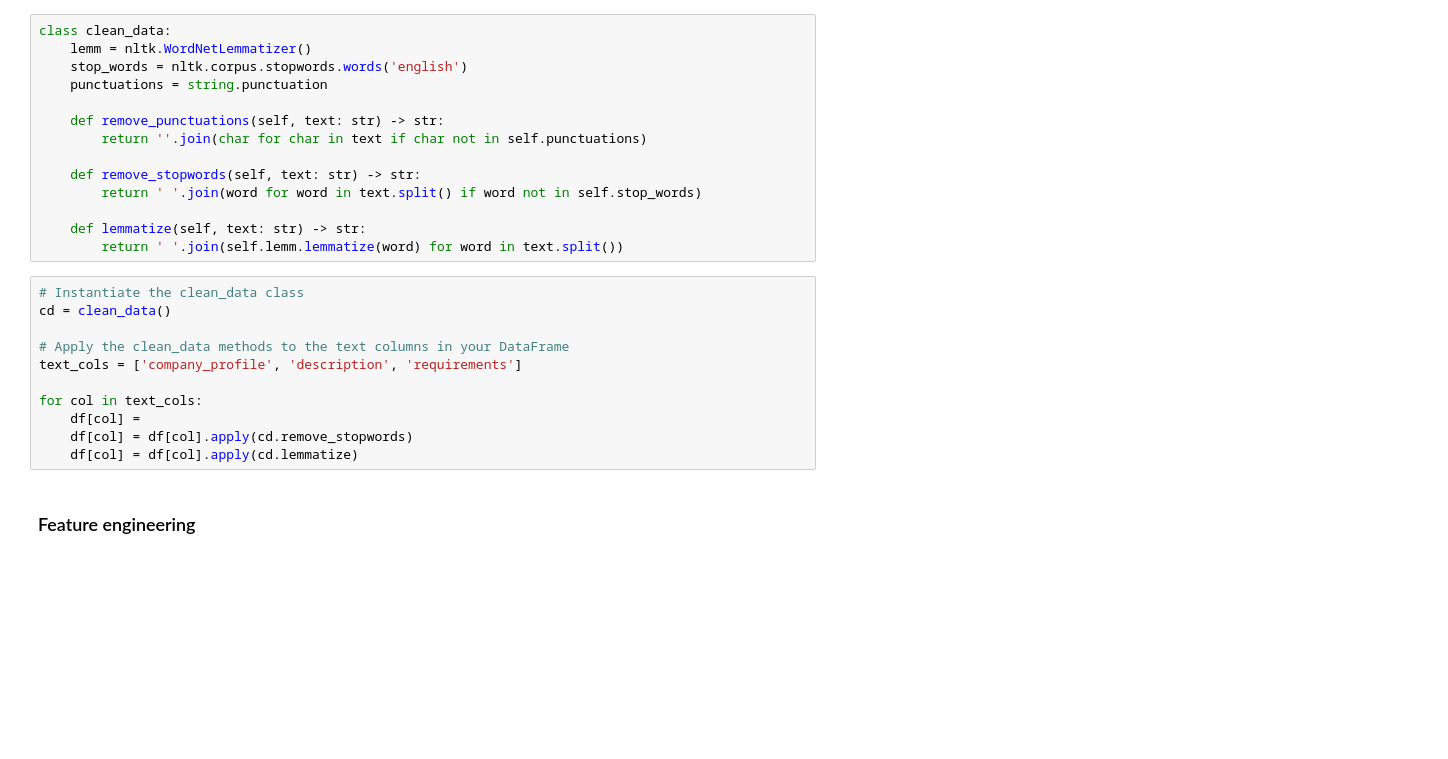
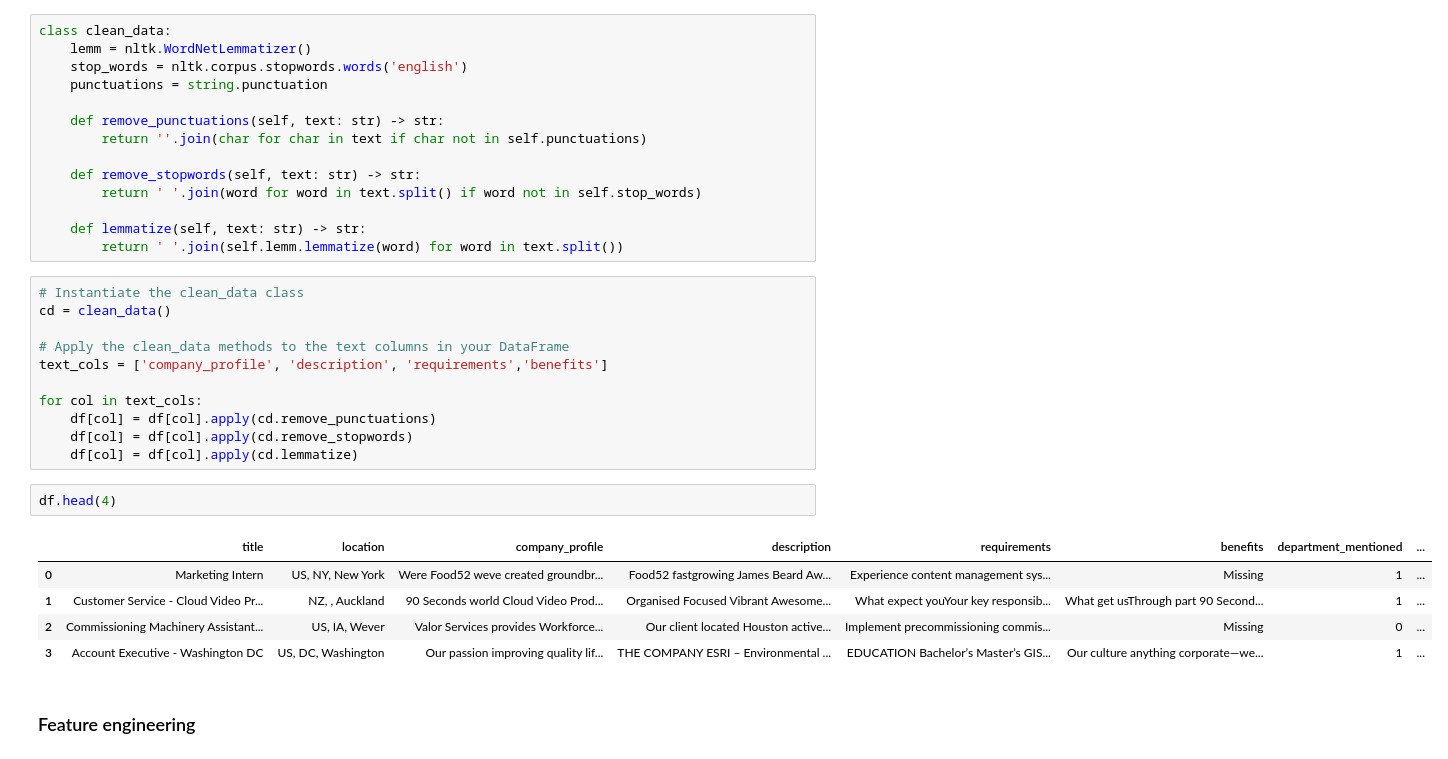
Before and after one commit to yuvraaj2002/Fake-Job-description-detection, a Jupyter notebook: notebook/Code.ipynb, the cells around one changed output. Drawn from its saved outputs; the diff is of its cells as text; blank space fills up the shorter version.

```diff
--- a/notebook/Code.ipynb
+++ b/notebook/Code.ipynb
@@ -291,11 +294,19 @@ class clean_data:
 cd = clean_data()
 
 # Apply the clean_data methods to the text columns in your DataFrame
-text_cols = ['company_profile', 'description', 'requirements']
+text_cols = ['company_profile', 'description', 'requirements','benefits']
 
 for col in text_cols:
-    df[col] =
+    df[col] = df[col].apply(cd.remove_punctuations)
     df[col] = df[col].apply(cd.remove_stopwords)
     df[col] = df[col].apply(cd.lemmatize)
+# %%
+df.head(4)
+# %% [output]
+|  | title | location | company_profile | description | requirements | benefits | department_mentioned | ... |
+| 0 | Marketing Intern | US, NY, New York | Were Food52 weve created groundbr... | Food52 fastgrowing James Beard Aw... | Experience content management sys... | Missing | 1 | ... |
+| 1 | Customer Service - Cloud Video Pr... | NZ, , Auckland | 90 Seconds world Cloud Video Prod... | Organised Focused Vibrant Awesome... | What expect youYour key responsib... | What get usThrough part 90 Second... | 1 | ... |
+| 2 | Commissioning Machinery Assistant... | US, IA, Wever | Valor Services provides Workforce... | Our client located Houston active... | Implement precommissioning commis... | Missing | 0 | ... |
+| 3 | Account Executive - Washington DC | US, DC, Washington | Our passion improving quality lif... | THE COMPANY ESRI – Environmental ... | EDUCATION Bachelor’s Master’s GIS... | Our culture anything corporate—we... | 1 | ... |
 # %% [markdown]
 ### Feature engineering
```
Also changed, not shown: parts of 8 cells of this notebook.
